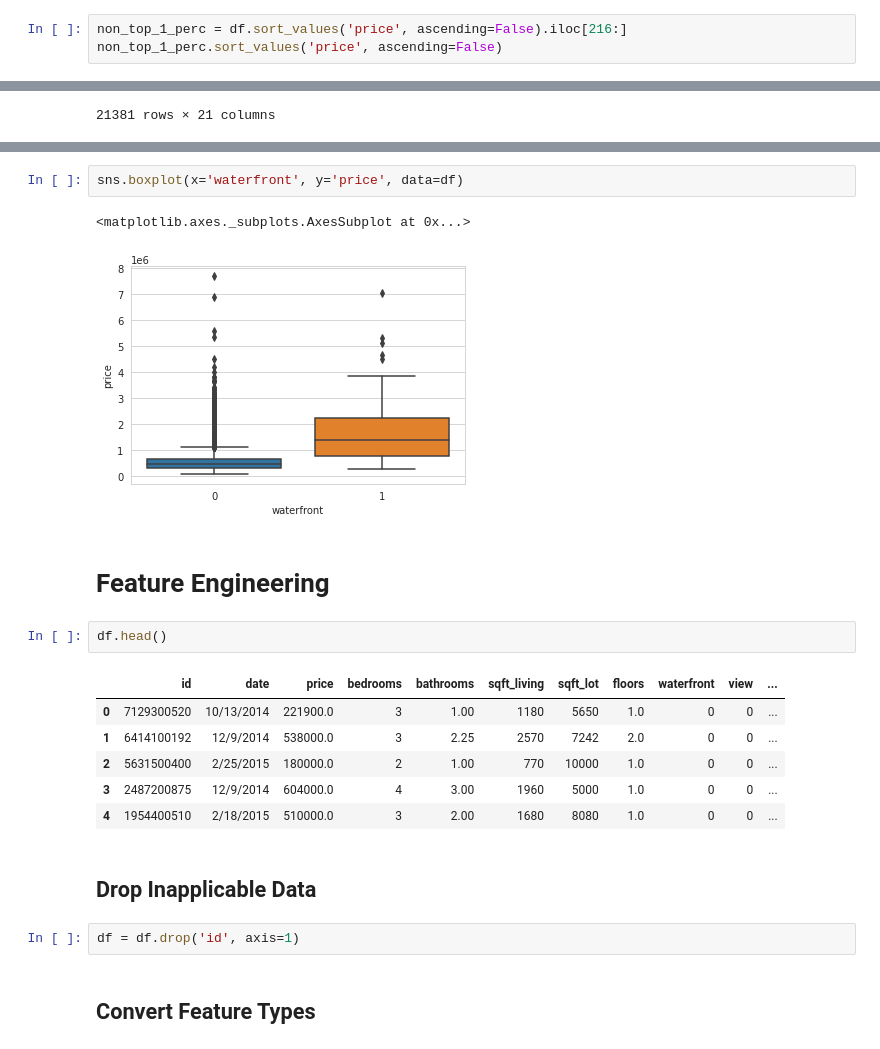
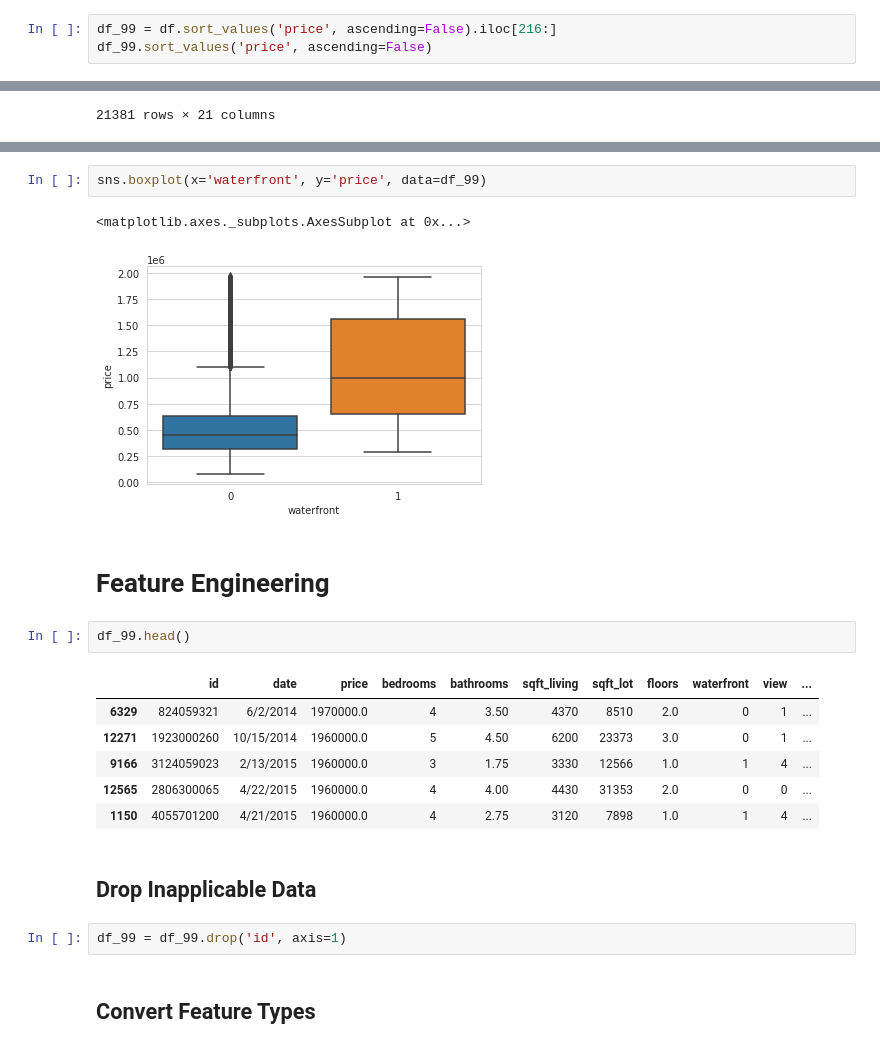
Before and after one commit to morphingdesign/tfExplore, a Jupyter notebook: TF_Process_Regression.ipynb, the cells around one changed output, grey strips where cells are left out. Cells and saved outputs as stored; diff of their text form.

Commit message:
Pre-process data; create, train, and evaluate model.

```diff
--- a/TF_Process_Regression.ipynb
+++ b/TF_Process_Regression.ipynb
@@ -157,8 +157,8 @@ len(df) * 0.01
 # %% [output]
 215.97
 # %%
-non_top_1_perc = df.sort_values('price', ascending=False).iloc[216:]
-non_top_1_perc.sort_values('price', ascending=False)
+df_99 = df.sort_values('price', ascending=False).iloc[216:]
+df_99.sort_values('price', ascending=False)
 # %% [output]
 |  | id | date | price | bedrooms | bathrooms | sqft_living | sqft_lot | floors | waterfront | view | ... |
 | 6329 | 824059321 | 6/2/2014 | 1970000.0 | 4 | 3.50 | 4370 | 8510 | 2.0 | 0 | 1 | ... |
@@ -180,25 +180,25 @@ sns.scatterplot(x='long', y='lat', data=non_top_1_perc, hue='price')
 <matplotlib.axes._subplots.AxesSubplot at 0x...>
 [figure]
 # %%
-sns.boxplot(x='waterfront', y='price', data=df)
+sns.boxplot(x='waterfront', y='price', data=df_99)
 # %% [output]
 <matplotlib.axes._subplots.AxesSubplot at 0x...>
-[figure, old version]
+[figure, new version]
 # %% [markdown]
 # Feature Engineering
 # %%
-df.head()
+df_99.head()
 # %% [output]
 |  | id | date | price | bedrooms | bathrooms | sqft_living | sqft_lot | floors | waterfront | view | ... |
-| 0 | 7129300520 | 10/13/2014 | 221900.0 | 3 | 1.00 | 1180 | 5650 | 1.0 | 0 | 0 | ... |
-| 1 | 6414100192 | 12/9/2014 | 538000.0 | 3 | 2.25 | 2570 | 7242 | 2.0 | 0 | 0 | ... |
-| 2 | 5631500400 | 2/25/2015 | 180000.0 | 2 | 1.00 | 770 | 10000 | 1.0 | 0 | 0 | ... |
-| 3 | 2487200875 | 12/9/2014 | 604000.0 | 4 | 3.00 | 1960 | 5000 | 1.0 | 0 | 0 | ... |
-| 4 | 1954400510 | 2/18/2015 | 510000.0 | 3 | 2.00 | 1680 | 8080 | 1.0 | 0 | 0 | ... |
+| 6329 | 824059321 | 6/2/2014 | 1970000.0 | 4 | 3.50 | 4370 | 8510 | 2.0 | 0 | 1 | ... |
+| 12271 | 1923000260 | 10/15/2014 | 1960000.0 | 5 | 4.50 | 6200 | 23373 | 3.0 | 0 | 1 | ... |
+| 9166 | 3124059023 | 2/13/2015 | 1960000.0 | 3 | 1.75 | 3330 | 12566 | 1.0 | 1 | 4 | ... |
+| 12565 | 2806300065 | 4/22/2015 | 1960000.0 | 4 | 4.00 | 4430 | 31353 | 2.0 | 0 | 0 | ... |
+| 1150 | 4055701200 | 4/21/2015 | 1960000.0 | 4 | 2.75 | 3120 | 7898 | 1.0 | 1 | 4 | ... |
 # %% [markdown]
 ## Drop Inapplicable Data
 # %%
-df = df.drop('id', axis=1)
+df_99 = df_99.drop('id', axis=1)
 # %% [markdown]
 ## Convert Feature Types
 # %%
```
Also changed, not shown: parts of 56 cells of this notebook.
